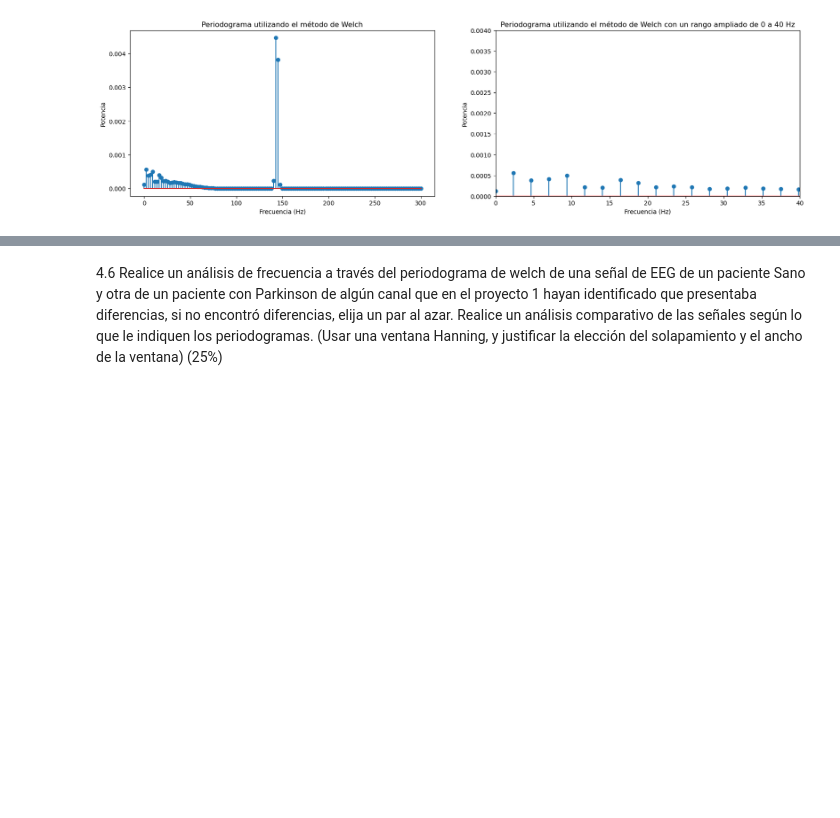
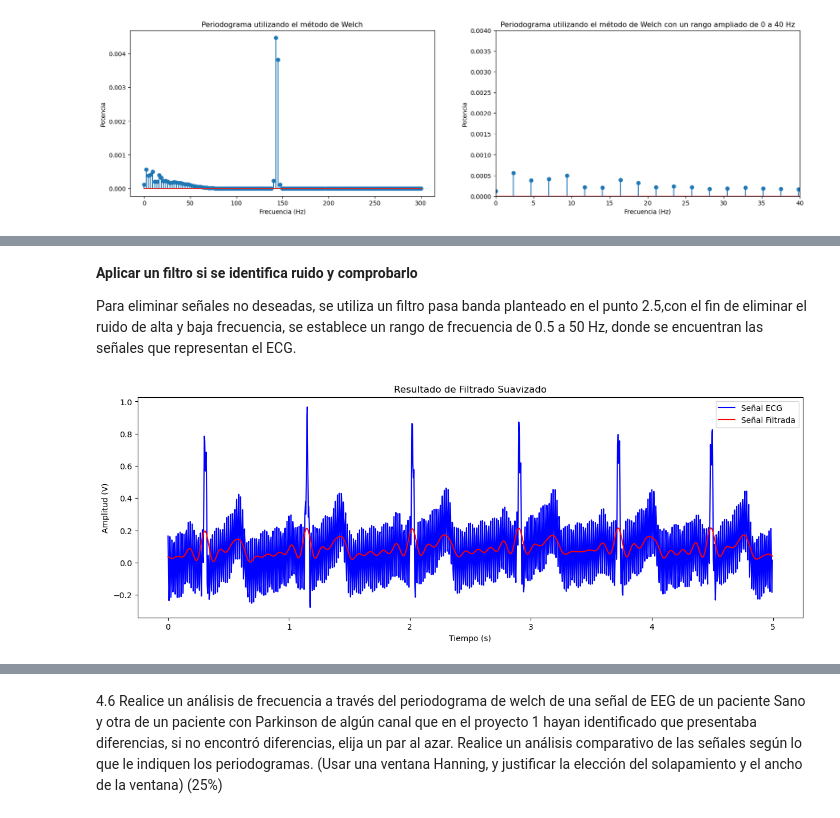
Before and after one commit to LuEnciso21/BIOSENALES24II, a Jupyter notebook: Practica5/P6_AESPECTRAL_LUISAENCISO_JADERCHINGAL.ipynb, the cells around one changed output, grey strips where cells are left out. Saved outputs shown, nothing was run; the diff lists cells and outputs as text; code cells hidden in the pictures; blank space fills up the shorter version.

```diff
--- a/Practica5/P6_AESPECTRAL_LUISAENCISO_JADERCHINGAL.ipynb
+++ b/Practica5/P6_AESPECTRAL_LUISAENCISO_JADERCHINGAL.ipynb
@@ -369,0 +385,27 @@ Aplicar un filtro si se identifica ruido y comprobarlo.
+# %% [markdown]
+**Aplicar un filtro si se identifica ruido y comprobarlo**
+
+Para eliminar señales no deseadas, se utiliza un filtro pasa banda planteado en el punto 2.5,con el fin de eliminar el ruido de alta y baja frecuencia, se establece un rango de frecuencia de 0.5 a 50 Hz, donde se encuentran las señales que representan el ECG.
+# %%
+F1 = np.fft.fft(signal_ecg)
+
+# Crear una ventana suave para suavizar el corte
+
+hann_window = np.hanning(80)  # Ajusta el tamaño de la ventana
+F2 = np.zeros_like(F1) # Crea un array de ceros que tiene exactamente las mismas dimensiones y tipo de datos que F1.
+F2[0:40] = F1[0:40]
+F2[40:50] = F1[40:50] * hann_window[40:50]
+# Transformada inversa para obtener la señal filtrada
+xr = np.fft.ifft(F2)
+# Gráfica de la señal original y la señal filtrada
+plt.figure(figsize=(15,5))
+plt.plot(time, signal_ecg, label="Señal ECG", color='b')
+plt.plot(time, np.real(xr), label="Señal Filtrada", color='r')
+
+plt.xlabel('Tiempo (s)')
+plt.ylabel('Amplitud (V)')
+plt.title('Resultado de Filtrado Suavizado')
+plt.legend()
+plt.show()
+# %% [output]
+[figure, added]
```
Also changed, not shown: parts of 9 cells of this notebook.
